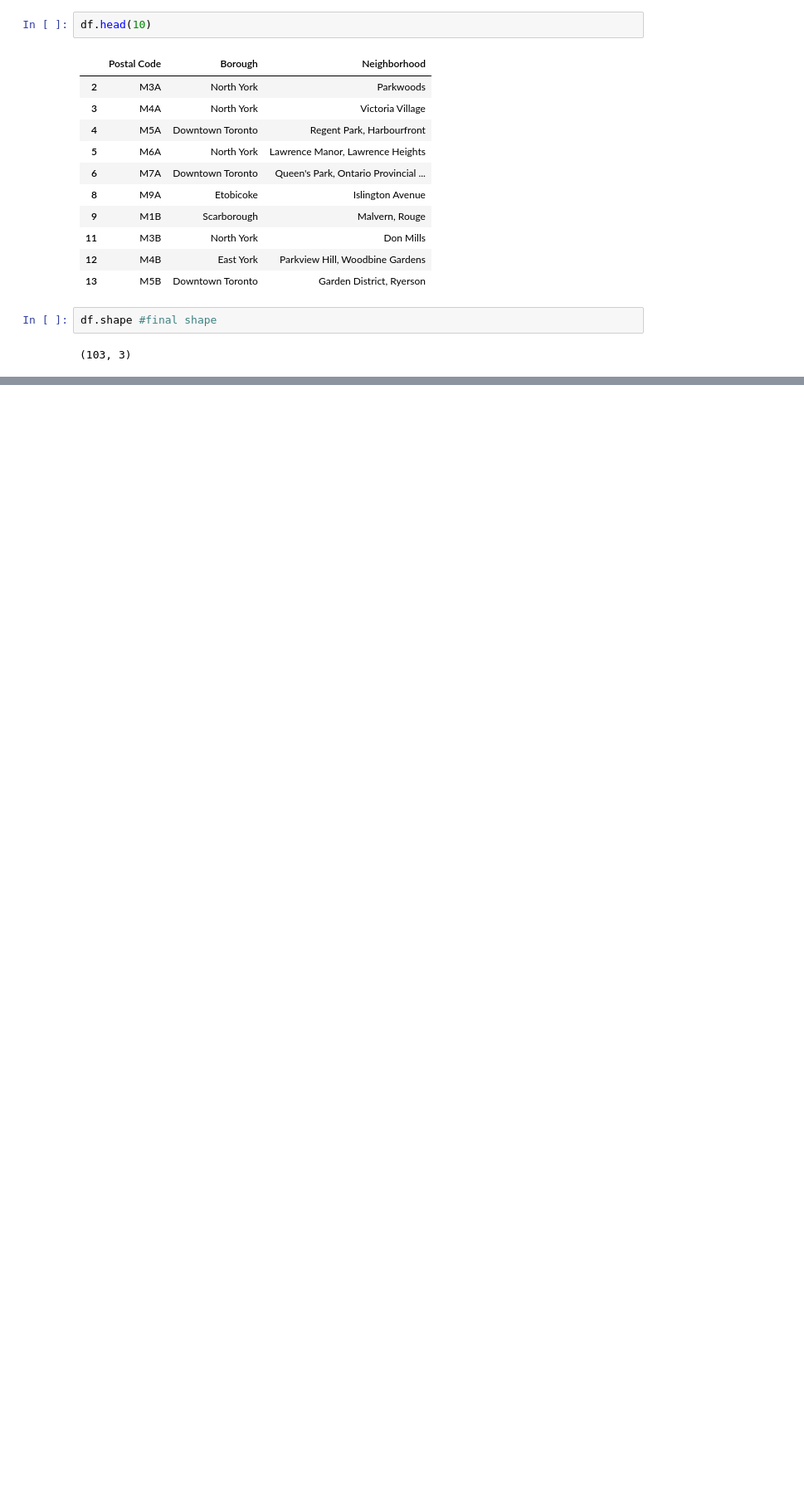
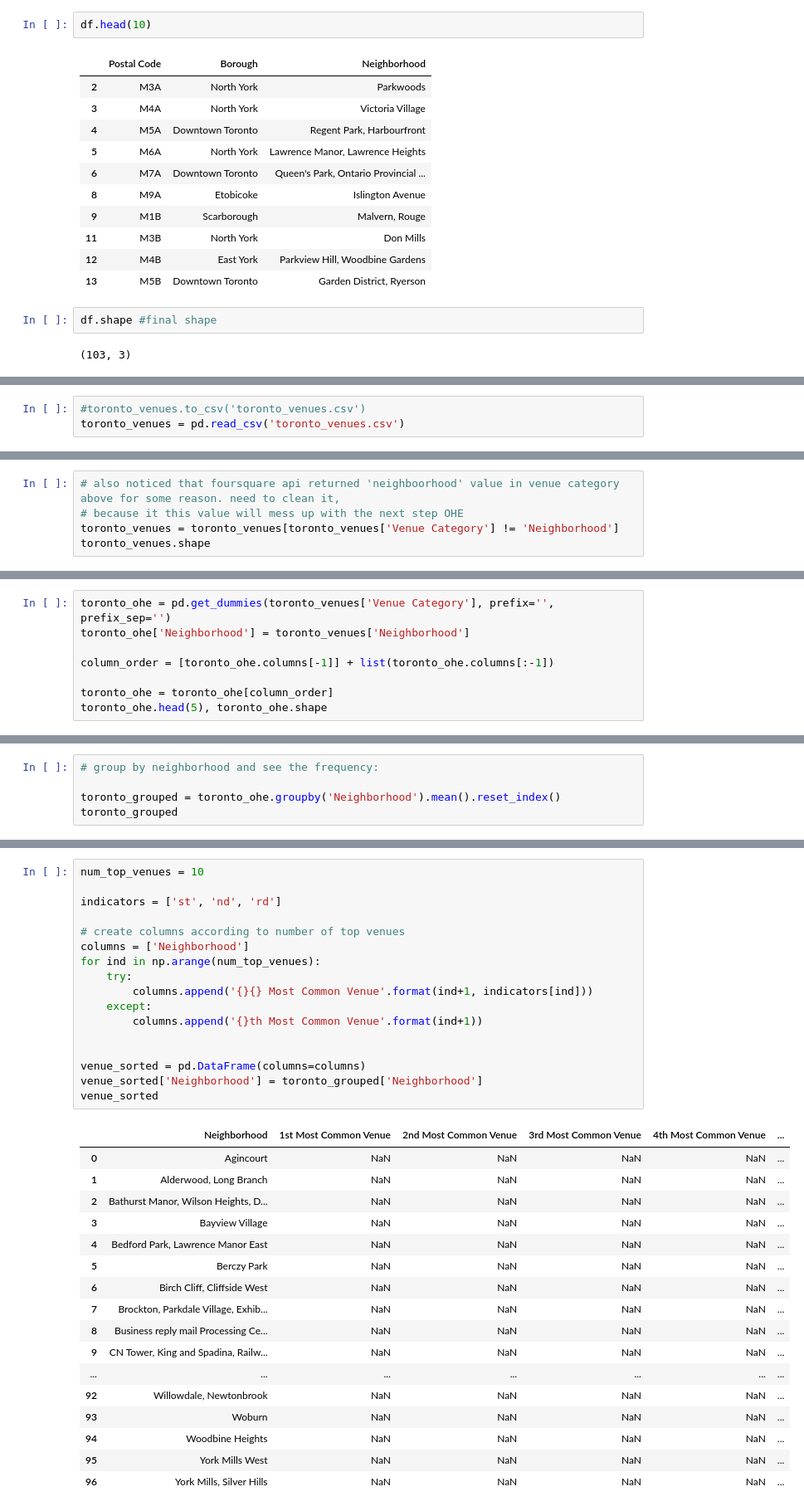
Before and after one commit to dkarris/Coursera_Capstone, a Jupyter notebook: Capstone_Project.ipynb, the cells around one changed output, grey strips where cells are left out. Shown at 83% size. Saved outputs shown, nothing was run; the diff lists cells and outputs as text; blank space fills up the shorter version.

```diff
--- a/Capstone_Project.ipynb
+++ b/Capstone_Project.ipynb
@@ -62,0 +288,3 @@ df.shape #final shape
+# %%
+#toronto_venues.to_csv('toronto_venues.csv')
+toronto_venues = pd.read_csv('toronto_venues.csv')
@@ -62,0 +345,5 @@ df.shape #final shape
+# %%
+# also noticed that foursquare api returned 'neighboorhood' value in venue category above for some reason. need to clean it,
+# because it this value will mess up with the next step OHE
+toronto_venues = toronto_venues[toronto_venues['Venue Category'] != 'Neighborhood']
+toronto_venues.shape
@@ -62,0 +352,8 @@ df.shape #final shape
+# %%
+toronto_ohe = pd.get_dummies(toronto_venues['Venue Category'], prefix='', prefix_sep='')
+toronto_ohe['Neighborhood'] = toronto_venues['Neighborhood']
+
+column_order = [toronto_ohe.columns[-1]] + list(toronto_ohe.columns[:-1])
+
+toronto_ohe = toronto_ohe[column_order]
+toronto_ohe.head(5), toronto_ohe.shape
@@ -62,0 +378,5 @@ df.shape #final shape
+# %%
+# group by neighborhood and see the frequency:
+
+toronto_grouped = toronto_ohe.groupby('Neighborhood').mean().reset_index()
+toronto_grouped
@@ -62,0 +428,35 @@ df.shape #final shape
+# %%
+num_top_venues = 10
+
+indicators = ['st', 'nd', 'rd']
+
+# create columns according to number of top venues
+columns = ['Neighborhood']
+for ind in np.arange(num_top_venues):
+    try:
+        columns.append('{}{} Most Common Venue'.format(ind+1, indicators[ind]))
+    except:
+        columns.append('{}th Most Common Venue'.format(ind+1))
+
+
+venue_sorted = pd.DataFrame(columns=columns)
+venue_sorted['Neighborhood'] = toronto_grouped['Neighborhood']
+venue_sorted
+# %% [output]
+|  | Neighborhood | 1st Most Common Venue | 2nd Most Common Venue | 3rd Most Common Venue | 4th Most Common Venue | ... |
+| 0 | Agincourt | NaN | NaN | NaN | NaN | ... |
+| 1 | Alderwood, Long Branch | NaN | NaN | NaN | NaN | ... |
+| 2 | Bathurst Manor, Wilson Heights, D... | NaN | NaN | NaN | NaN | ... |
+| 3 | Bayview Village | NaN | NaN | NaN | NaN | ... |
+| 4 | Bedford Park, Lawrence Manor East | NaN | NaN | NaN | NaN | ... |
+| 5 | Berczy Park | NaN | NaN | NaN | NaN | ... |
+| 6 | Birch Cliff, Cliffside West | NaN | NaN | NaN | NaN | ... |
+| 7 | Brockton, Parkdale Village, Exhib... | NaN | NaN | NaN | NaN | ... |
+| 8 | Business reply mail Processing Ce... | NaN | NaN | NaN | NaN | ... |
+| 9 | CN Tower, King and Spadina, Railw... | NaN | NaN | NaN | NaN | ... |
+| ... | ... | ... | ... | ... | ... | ... |
+| 92 | Willowdale, Newtonbrook | NaN | NaN | NaN | NaN | ... |
+| 93 | Woburn | NaN | NaN | NaN | NaN | ... |
+| 94 | Woodbine Heights | NaN | NaN | NaN | NaN | ... |
+| 95 | York Mills West | NaN | NaN | NaN | NaN | ... |
+| 96 | York Mills, Silver Hills | NaN | NaN | NaN | NaN | ... |
```
Also changed, not shown: parts of 45 cells of this notebook.
